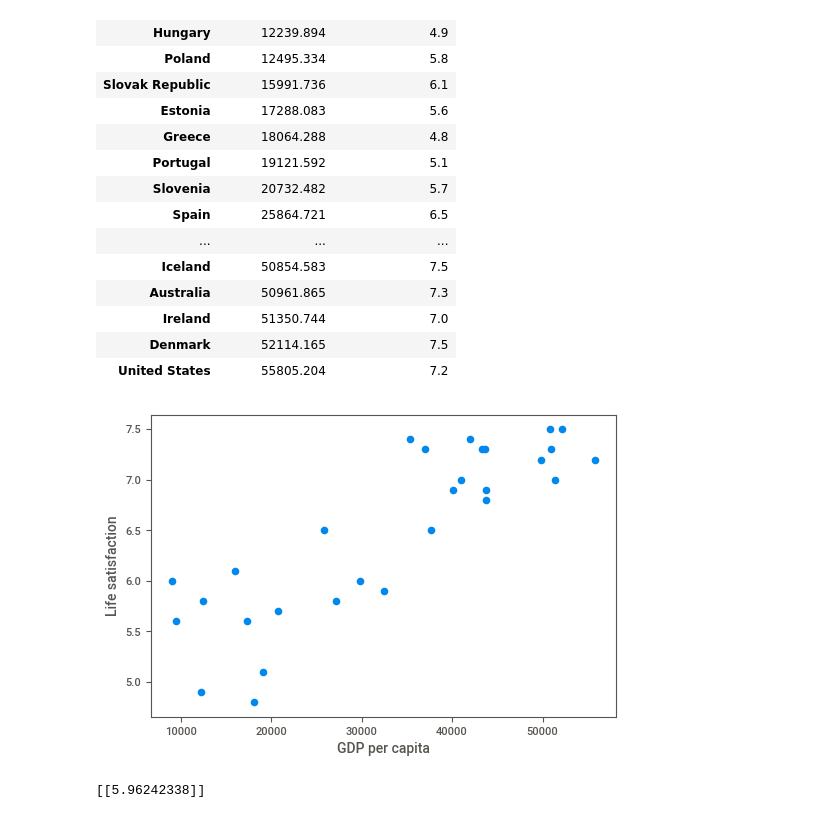
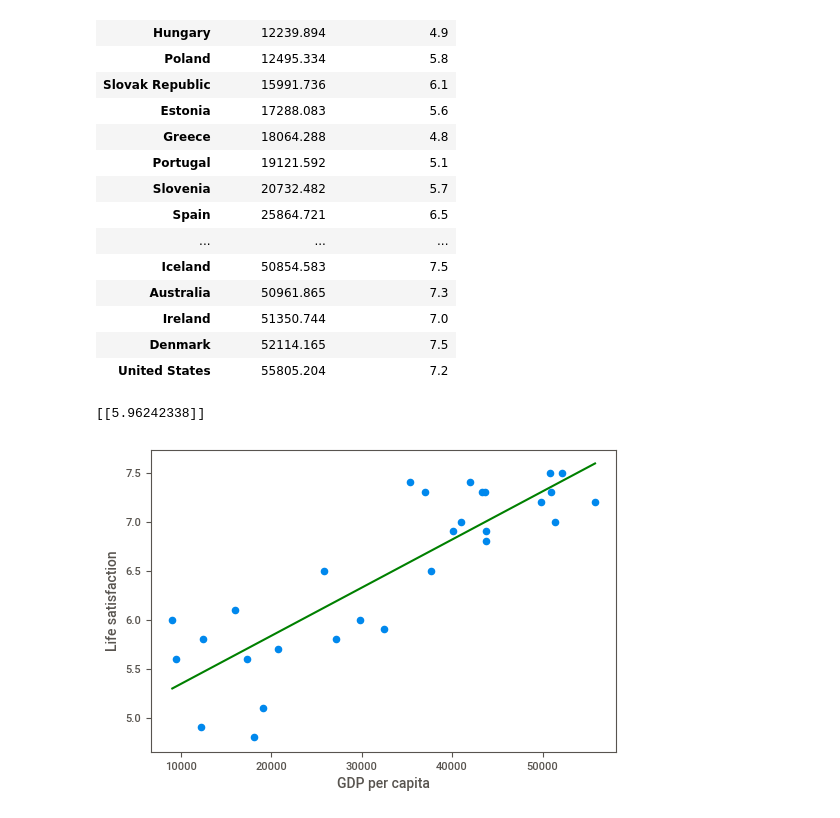
Before and after one commit to KarryHarsh/Oreilly_Hands_On_Machine_Learning, a Jupyter notebook: Chapter1-The Machine learning Landscape.ipynb, the cells around one changed output. Cells and saved outputs as stored; diff of their text form; code cells hidden in the pictures.

```diff
--- a/Chapter1-The Machine learning Landscape.ipynb
+++ b/Chapter1-The Machine learning Landscape.ipynb
@@ -102,10 +102,6 @@ country_stats
 X = np.c_[country_stats["GDP per capita"]]
 y = np.c_[country_stats["Life satisfaction"]]
 # %%
-# visulaize the data
-country_stats.plot(kind="scatter",x="GDP per capita" , y="Life satisfaction")
-plt.show()
-
 # Select a linear model
 model = sklearn.linear_model.LinearRegression()
 
@@ -116,5 +112,12 @@ model.fit(X, y)
 X_new = [[22587]]  # Cyprus' GDP per capita
 print(model.predict(X_new))
 # %% [output]
-[figure, removed]
 [[5.96242338]]
+# %%
+# visulaize the data
+country_stats.plot(kind="scatter",x="GDP per capita" , y="Life satisfaction")
+# plot a linear regression line on a scatter plot in Python
+plt.plot(X, model.predict(X), color = "green")
+plt.show()
+# %% [output]
+[figure, added]
```
